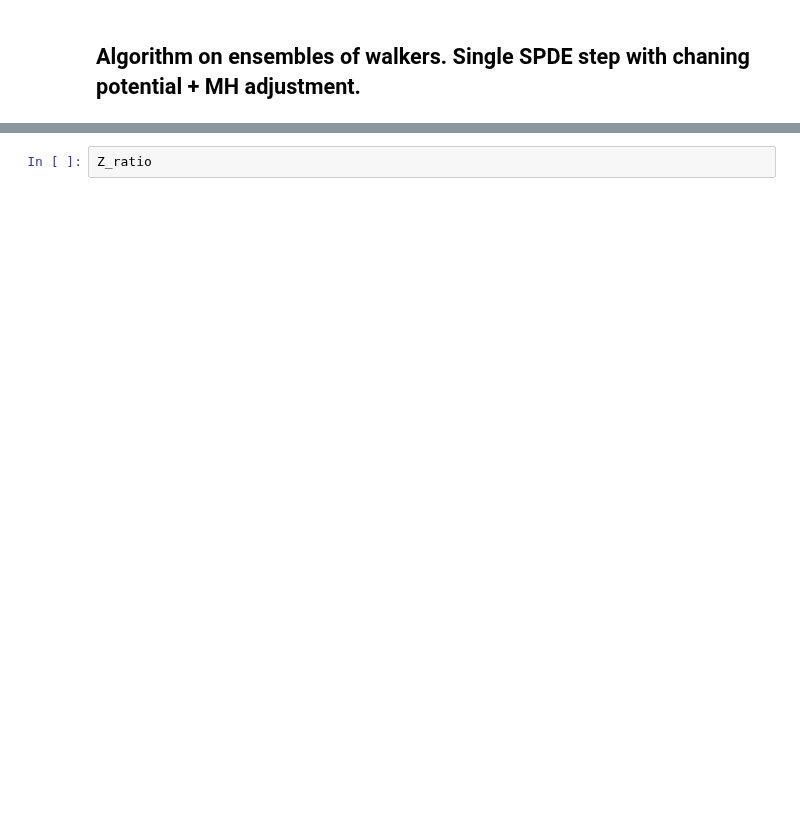
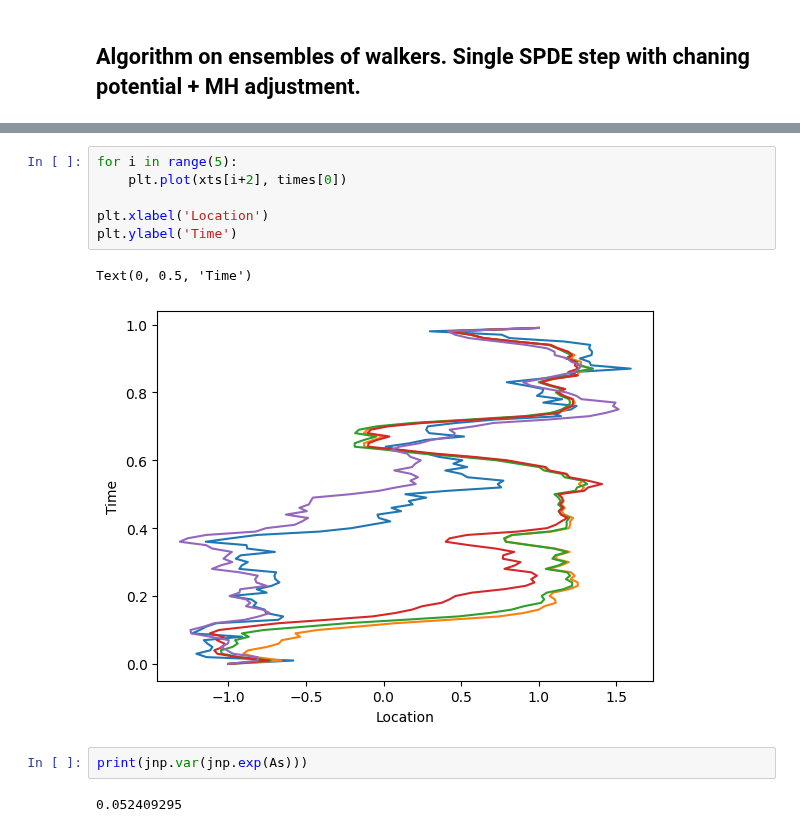
Before and after one commit to reubenharry/path_sampling, a Jupyter notebook: notebooks/notebook_3.ipynb, the cells around one changed output, grey strips where cells are left out. Cells and saved outputs as stored; diff of their text form; blank space fills up the shorter version.

```diff
--- a/notebooks/notebook_3.ipynb
+++ b/notebooks/notebook_3.ipynb
@@ -210,2 +158,13 @@ print(jnp.variance(jnp.exp(As)))
-# %%
-Z_ratio
+# %%
+for i in range(5):
+    plt.plot(xts[i+2], times[0])
+
+plt.xlabel('Location')
+plt.ylabel('Time')
+# %% [output]
+Text(0, 0.5, 'Time')
+[figure, added]
+# %%
+print(jnp.var(jnp.exp(As)))
+# %% [output]
+0.052409295
```
Also changed, not shown: parts of 3 cells of this notebook, 16 other files.
